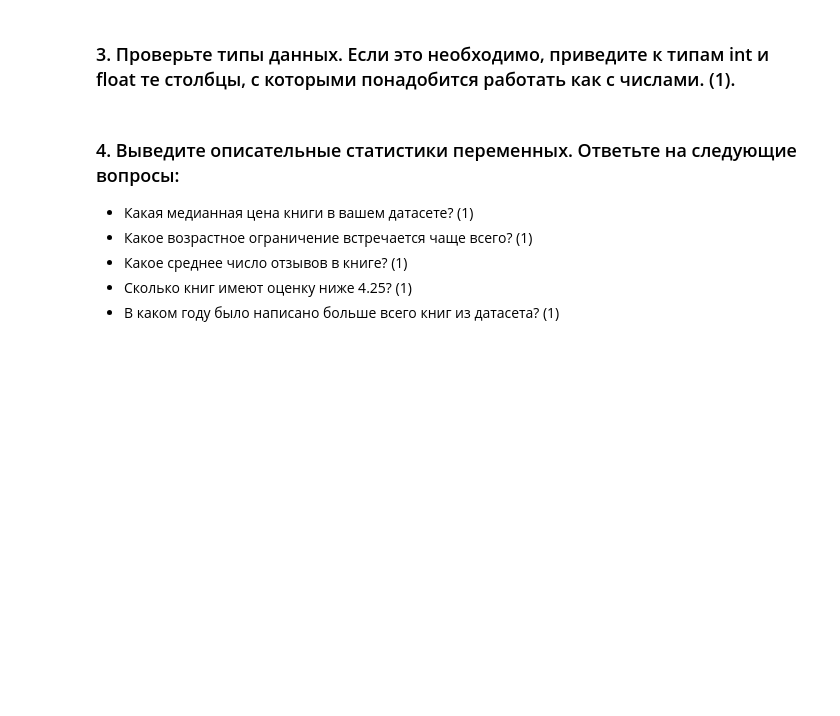
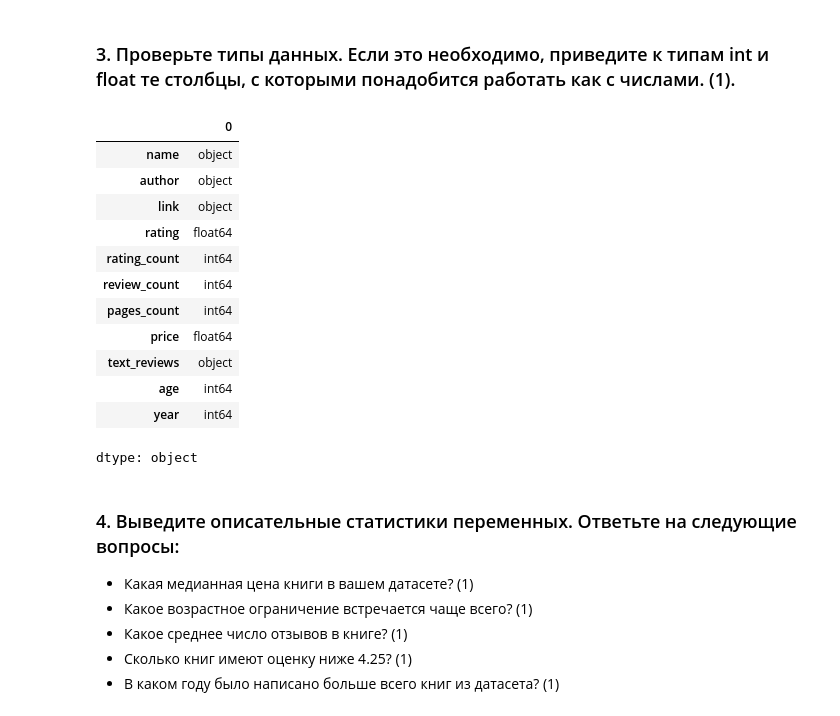
Before and after one commit to xanderkov/DL_Subjets, a Jupyter notebook: F_Ковель_Александр_Денисович.ipynb, the cells around one changed output. Drawn from its saved outputs; the diff is of its cells as text; code cells hidden in the pictures; blank space fills up the shorter version.

```diff
--- a/F_Ковель_Александр_Денисович.ipynb
+++ b/F_Ковель_Александр_Денисович.ipynb
@@ -157,5 +329,21 @@ df.head(5)
 # %% [markdown]
 ### 3. Проверьте типы данных. Если это необходимо, приведите к типам int и float те столбцы, с которыми понадобится работать как с числами. (1).
+# %%
+df.dtypes
+# %% [output]
+|  | 0 |
+| name | object |
+| author | object |
+| link | object |
+| rating | float64 |
+| rating_count | int64 |
+| review_count | int64 |
+| pages_count | int64 |
+| price | float64 |
+| text_reviews | object |
+| age | int64 |
+| year | int64 |
+dtype: object
 # %% [markdown]
 ### 4. Выведите описательные статистики переменных. Ответьте на следующие вопросы:
 
```
Also changed, not shown: parts of 16 cells of this notebook.
